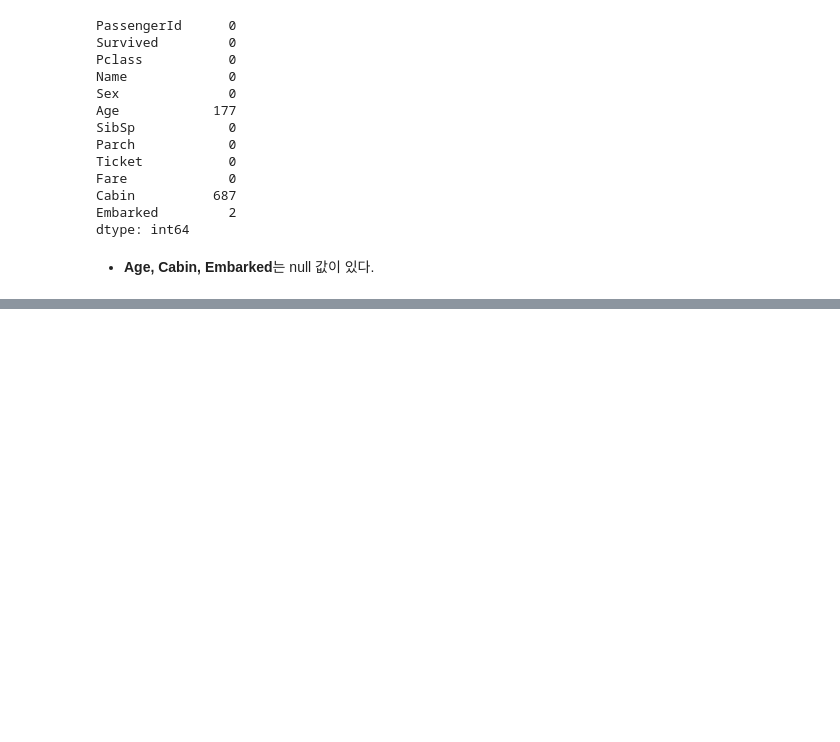
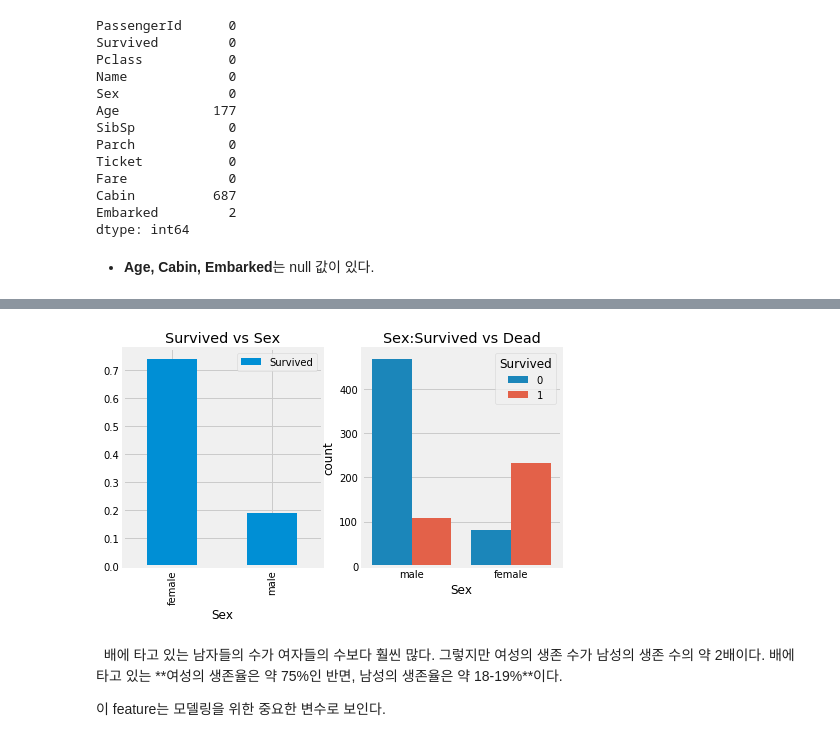
Before and after one commit to sunnight9507/Kaggle, a Jupyter notebook: Titanic/Copy_Titanic_EDA To Prediction(DieTanic).ipynb, the cells around one changed output, grey strips where cells are left out. Drawn from its saved outputs; the diff is of its cells as text; code cells hidden in the pictures; blank space fills up the shorter version.

```diff
--- a/Titanic/Copy_Titanic_EDA To Prediction(DieTanic).ipynb
+++ b/Titanic/Copy_Titanic_EDA To Prediction(DieTanic).ipynb
@@ -95,0 +101,13 @@ plt.show()
+# %%
+f, ax = plt.subplots(1,2,figsize = (7,4))
+data[['Sex','Survived']].groupby(['Sex']).mean().plot.bar(ax = ax[0])
+ax[0].set_title('Survived vs Sex')
+sns.countplot('Sex', hue = 'Survived', data=data, ax=ax[1])
+ax[1].set_title('Sex:Survived vs Dead')
+plt.show()
+# %% [output]
+[figure, added]
+# %% [markdown]
+&nbsp;&nbsp;배에 타고 있는 남자들의 수가 여자들의 수보다 훨씬 많다. 그렇지만 여성의 생존 수가 남성의 생존 수의 약 2배이다. 배에 타고 있는 **여성의 생존율은 약 75%인 반면, 남성의 생존율은 약 18-19%**이다.
+
+이 feature는 모델링을 위한 중요한 변수로 보인다.
```
Also changed, not shown: parts of 17 cells of this notebook.
